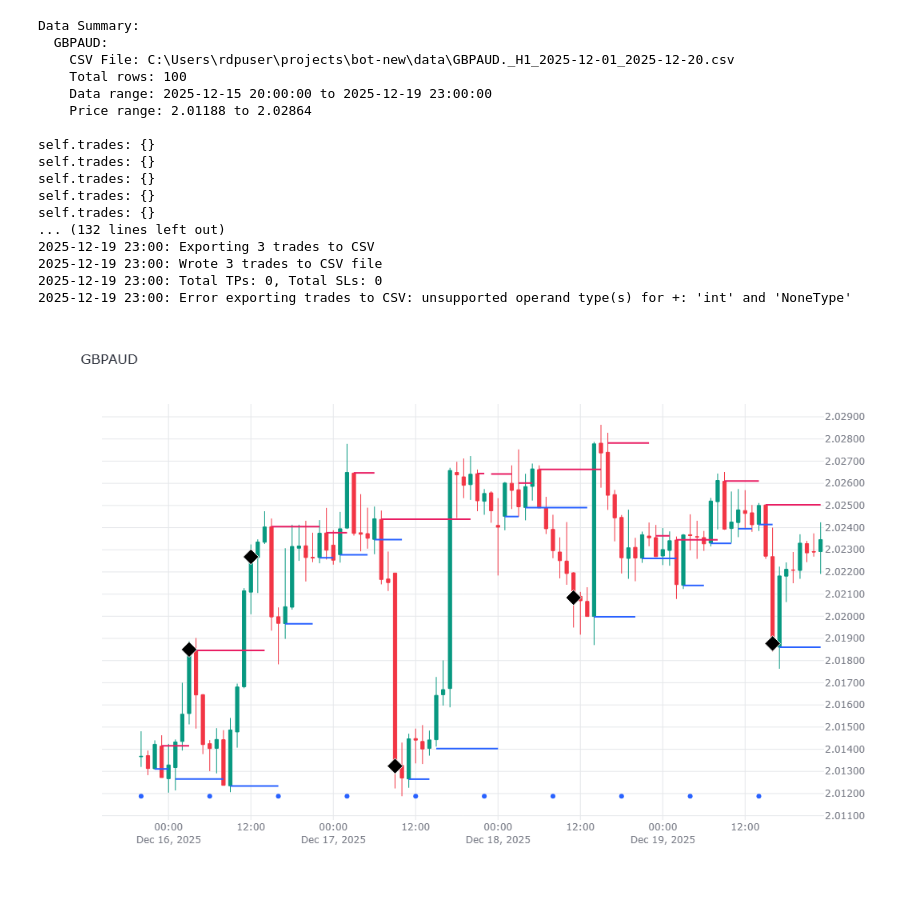
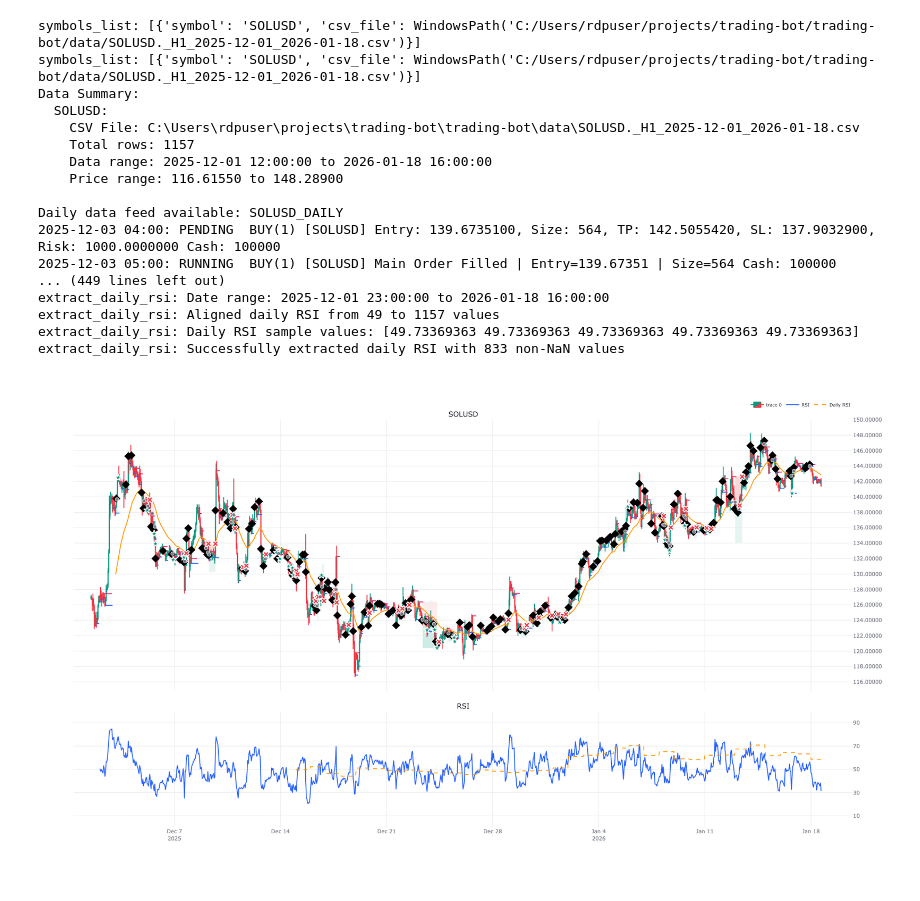
Before and after one commit to kwnthe/trading-bot, a Jupyter notebook: notebooks/wip.ipynb, the cells around one changed output. Cells and saved outputs as stored; diff of their text form; code cells hidden in the pictures.

```diff
--- a/notebooks/wip.ipynb
+++ b/notebooks/wip.ipynb
@@ -1,18 +1,20 @@
 # %%
+import pandas_ta as ta
 import sys
 import os
 from datetime import datetime
 from dotenv import load_dotenv
 original_stdout = sys.stdout
 original_stderr = sys.stderr
-sys.stdout = open(os.devnull, 'w')
-sys.stderr = open(os.devnull, 'w')
+# sys.stdout = open(os.devnull, 'w')
+# sys.stderr = open(os.devnull, 'w')
 dotenv_path = os.path.abspath(os.path.join("..", ".env"))
 load_dotenv(dotenv_path)
 
-os.environ['ZONE_INVERSION_MARGIN_MICROPIPS'] = '110'  # Zones Tuning
+os.environ['ZONE_INVERSION_MARGIN_MICROPIPS'] = '100'  # Zones Tuning
 os.environ['BREAKOUT_MIN_STRENGTH_MICROPIPS'] = '100'  # Breakout Tuning
 os.environ['MIN_RISK_DISTANCE_MICROPIPS'] = '0.001'
+os.environ['RR'] = '1.6'
 
 notebook_dir = os.getcwd()
 if os.path.basename(notebook_dir) == "notebooks":
@@ -31,21 +33,21 @@ Config.show_debug_logs = True
 # Config.min_risk_distance_micropips = 0
 
 
-max_candles = 300
-symbols = ['GBPJPY']
-timeframe = Timeframe.M15
+max_candles = None
+symbols = ['SOLUSD']
+timeframe = Timeframe.H1
 start_date = datetime(2025, 12, 1, 13, 10, 0)
 end_date = datetime.now()
 
 
 
-cerebro, data = backtesting(
+res = backtesting(
         symbols=symbols,
         timeframe=timeframe,
         start_date=start_date,
         end_date=end_date,
-        max_candles=max_candles
-    )
-for symbol_index, (symbol, pair_data) in enumerate(data.items()):
-    plotly_plot(cerebro, pair_data, symbol, symbol_index=symbol_index, height=700)
+        max_candles=max_candles)
+
+for symbol_index, (symbol, pair_data) in enumerate(res['data'].items()):
+    plotly_plot(res['cerebro'], pair_data, symbol, symbol_index=symbol_index, height=1100)
 # %% [output]
@@ -56,18 +57,18 @@ for symbol_index, (symbol, pair_data) in enumerate(data.items()):
+symbols_list: [{'symbol': 'SOLUSD', 'csv_file': WindowsPath('C:/Users/rdpuser/projects/trading-bot/trading-bot/data/SOLUSD._H1_2025-12-01_2026-01-18.csv')}]
+symbols_list: [{'symbol': 'SOLUSD', 'csv_file': WindowsPath('C:/Users/rdpuser/projects/trading-bot/trading-bot/data/SOLUSD._H1_2025-12-01_2026-01-18.csv')}]
 Data Summary:
-  GBPAUD:
-    CSV File: C:\Users\rdpuser\projects\bot-new\data\GBPAUD._H1_2025-12-01_2025-12-20.csv
-    Total rows: 100
-    Data range: 2025-12-15 20:00:00 to 2025-12-19 23:00:00
-    Price range: 2.01188 to 2.02864
+  SOLUSD:
+    CSV File: C:\Users\rdpuser\projects\trading-bot\trading-bot\data\SOLUSD._H1_2025-12-01_2026-01-18.csv
+    Total rows: 1157
+    Data range: 2025-12-01 12:00:00 to 2026-01-18 16:00:00
+    Price range: 116.61550 to 148.28900
 
-self.trades: {}
-self.trades: {}
-self.trades: {}
-self.trades: {}
-self.trades: {}
-... (132 lines left out)
-2025-12-19 23:00: Exporting 3 trades to CSV
-2025-12-19 23:00: Wrote 3 trades to CSV file
-2025-12-19 23:00: Total TPs: 0, Total SLs: 0
-2025-12-19 23:00: Error exporting trades to CSV: unsupported operand type(s) for +: 'int' and 'NoneType'
+Daily data feed available: SOLUSD_DAILY
+2025-12-03 04:00: PENDING  BUY(1) [SOLUSD] Entry: 139.6735100, Size: 564, TP: 142.5055420, SL: 137.9032900, Risk: 1000.0000000 Cash: 100000
+2025-12-03 05:00: RUNNING  BUY(1) [SOLUSD] Main Order Filled | Entry=139.67351 | Size=564 Cash: 100000
+... (449 lines left out)
+extract_daily_rsi: Date range: 2025-12-01 23:00:00 to 2026-01-18 16:00:00
+extract_daily_rsi: Aligned daily RSI from 49 to 1157 values
+extract_daily_rsi: Daily RSI sample values: [49.73369363 49.73369363 49.73369363 49.73369363 49.73369363]
+extract_daily_rsi: Successfully extracted daily RSI with 833 non-NaN values
-[figure, old version]
+[figure, new version]
```
Also changed, not shown: parts of 3 cells of this notebook, 6 other files.
